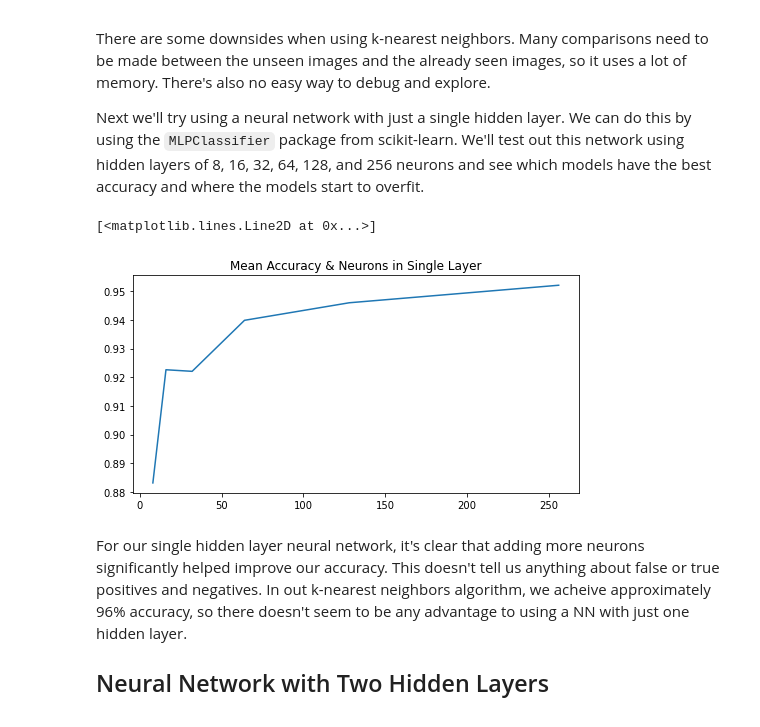
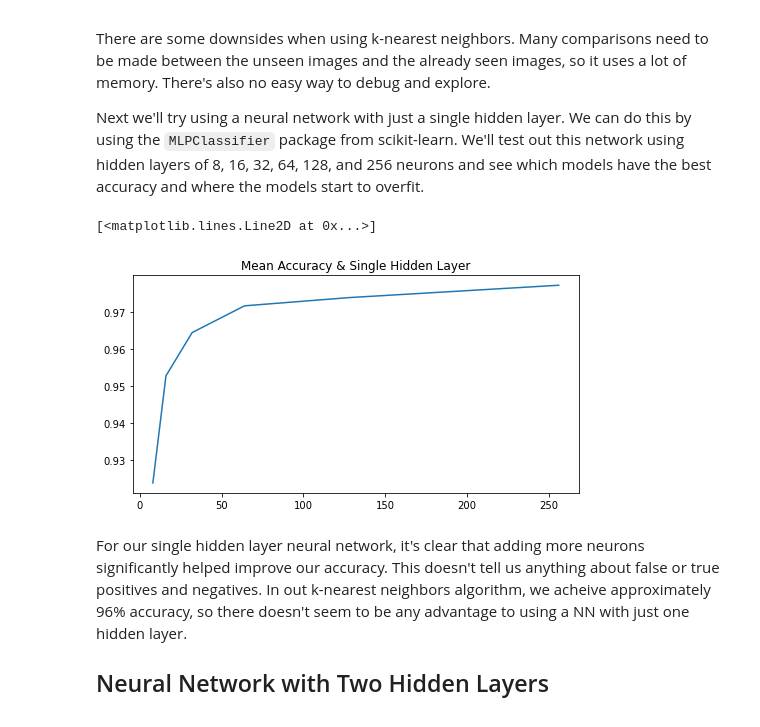
Before and after one commit to branBeckett/data-science-projects, a Jupyter notebook: handwritten-digits-classifier/handwritten-digits-classifier.ipynb, the cells around one changed output. Saved outputs shown, nothing was run; the diff lists cells and outputs as text; code cells hidden in the pictures.

```diff
--- a/handwritten-digits-classifier/handwritten-digits-classifier.ipynb
+++ b/handwritten-digits-classifier/handwritten-digits-classifier.ipynb
@@ -166,7 +146,7 @@ def test_nn(model, test_features, test_labels):
 
 def cross_validate(neuron_arch):
     fold_accuracies = []
-    kf = KFold(n_splits = 4)
+    kf = KFold(n_splits = 4, random_state=2, shuffle=True)
     for train_index, test_index in kf.split(data):
         train_features, test_features = data.loc[train_index], data.loc[test_index]
         train_labels, test_labels = labels.loc[train_index], labels.loc[test_index]
@@ -178,28 +158,28 @@ def cross_validate(neuron_arch):
 # %%
 nn_one_neurons = [
     (8,),
     (16,),
     (32,),
     (64,),
     (128,),
     (256,)
 ]
 
 nn_one_accuracy = []
 
 for n in nn_one_neurons:
     nn_accuracies = cross_validate(n)
     nn_mean_accuracy = np.mean(nn_accuracies)
     nn_one_accuracy.append(nn_mean_accuracy)
 
 plt.figure(figsize=(8,4))
-plt.title('Mean Accuracy & Neurons in Single Hidden Layer')
+plt.title('Mean Accuracy & Single Hidden Layer')
 
 x = [i[0] for i in nn_one_neurons]
-plt.plot(x, nn_one_accuracies)
+plt.plot(x, nn_one_accuracy)
 # %% [output]
 [<matplotlib.lines.Line2D at 0x...>]
-[figure, old version]
+[figure, new version]
 # %% [markdown]
 For our single hidden layer neural network, it's clear that adding more neurons significantly helped improve our accuracy. This doesn't tell us anything about false or true positives and negatives. In out k-nearest neighbors algorithm, we acheive approximately 96% accuracy, so there doesn't seem to be any advantage to using a NN with just one hidden layer.
 
```
Also changed, not shown: parts of 7 cells of this notebook.
